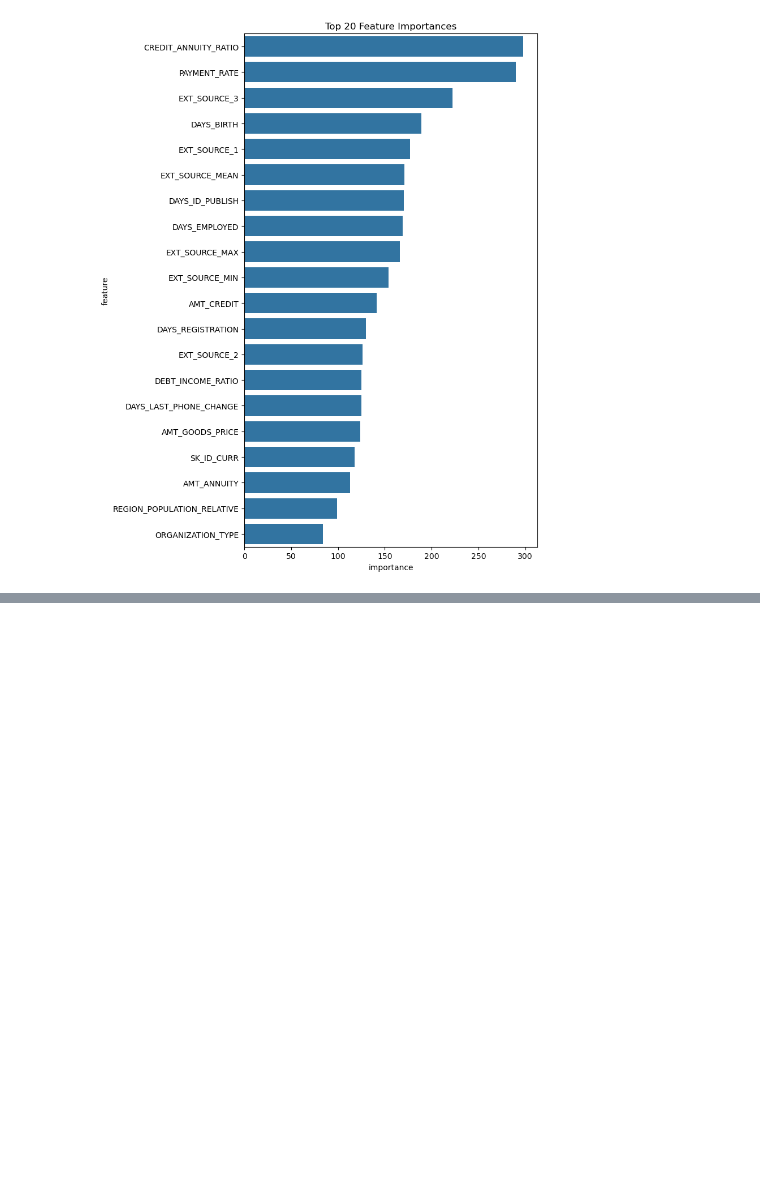
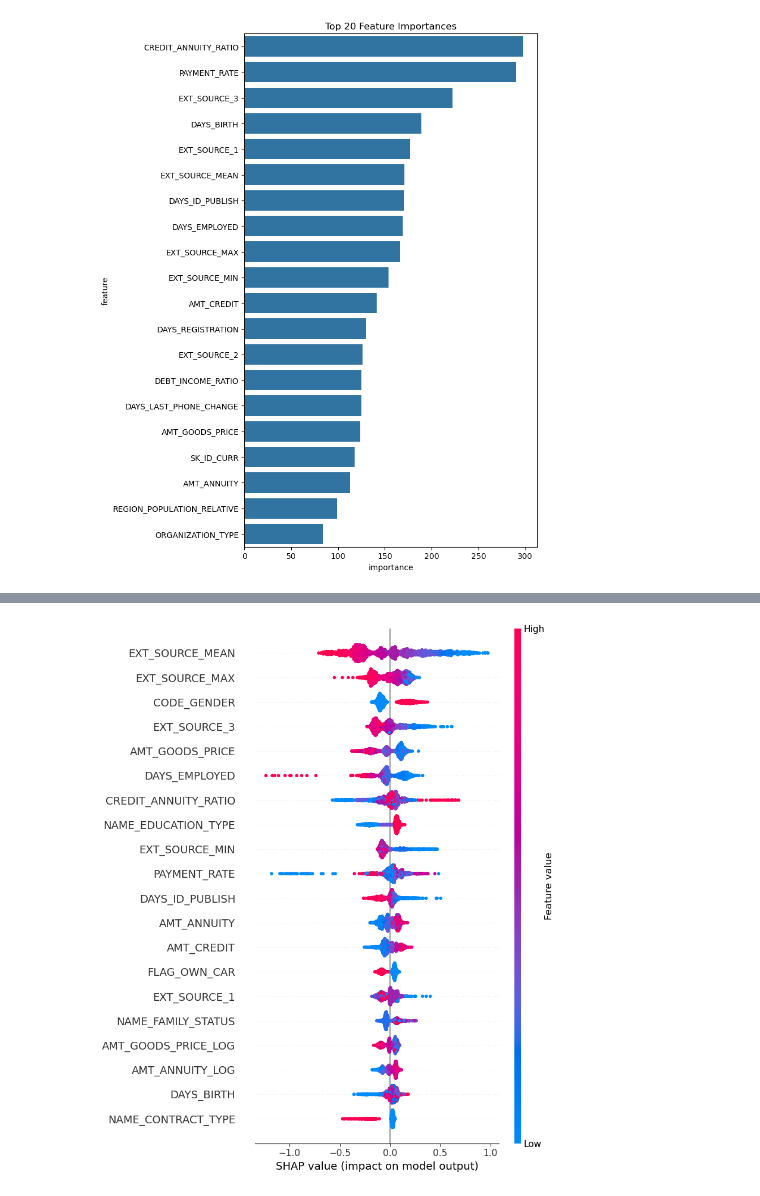
Before and after one commit to HumeyraErtas/home-credit-risk-model-1, a Jupyter notebook: notebooks/05_final_model_evaluation.ipynb, the cells around one changed output, grey strips where cells are left out. Saved outputs shown, nothing was run; the diff lists cells and outputs as text; code cells hidden in the pictures; blank space fills up the shorter version.

```diff
--- a/notebooks/05_final_model_evaluation.ipynb
+++ b/notebooks/05_final_model_evaluation.ipynb
@@ -109,3 +109,33 @@ plt.tight_layout()
 plt.show()
 # %% [output]
 [figure]
+# %%
+import shap
+import numpy as np
+
+# Uyarıları azalt
+shap.initjs()
+
+# Train setten küçük bir örnek al (SHAP hızlı olsun diye)
+X_sample = X_val.sample(2000, random_state=42)
+
+explainer = shap.TreeExplainer(final_model)
+shap_values = explainer.shap_values(X_sample)
+
+# shap_values can be either a list (multiclass) or an ndarray (binary),
+# so handle both cases and ensure we pass a 2D matrix to summary_plot.
+if isinstance(shap_values, list):
+    # For binary classification many tree explainers return a list with two arrays (one per class).
+    # Prefer the explanations for class 1 (index 1) if available, otherwise use index 0.
+    shap_for_plot = shap_values[1] if len(shap_values) > 1 else shap_values[0]
+else:
+    shap_for_plot = shap_values
+
+# If shap_for_plot is a 1D vector (single sample), reshape to 2D to avoid the 'matrix vs vector' error.
+if isinstance(shap_for_plot, np.ndarray) and shap_for_plot.ndim == 1:
+    shap_for_plot = shap_for_plot.reshape(1, -1)
+
+# Finally plot. X_sample should match the rows of shap_for_plot; if you reshaped due to a single-sample
+# case above, the plot will reflect that single sample. For typical usage X_sample has multiple rows.
+shap.summary_plot(shap_for_plot, X_sample)
+# %% [output]
@@ -111,0 +143 @@ plt.show()
+[figure, added]
```
Also changed, not shown: parts of 1 cell of this notebook.
